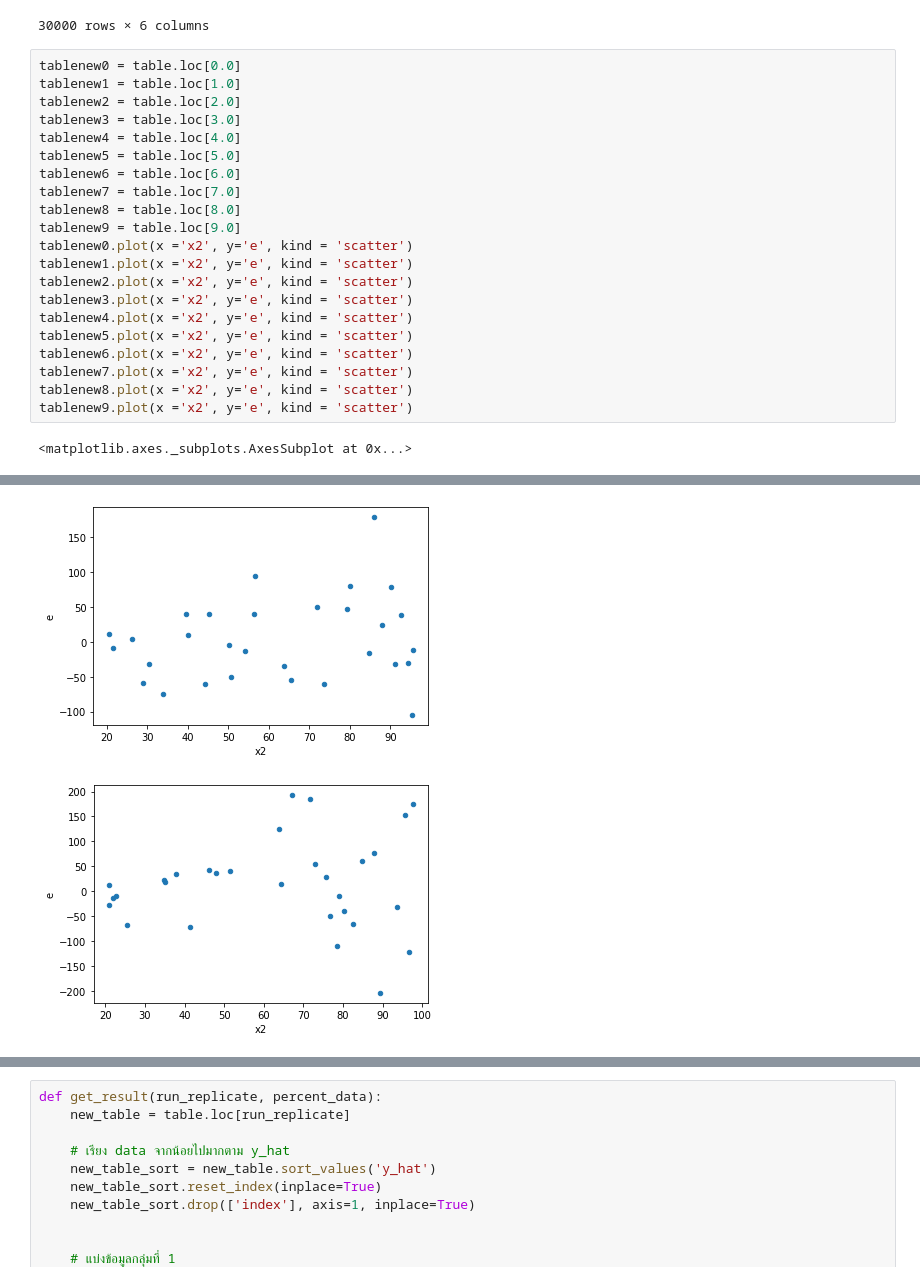
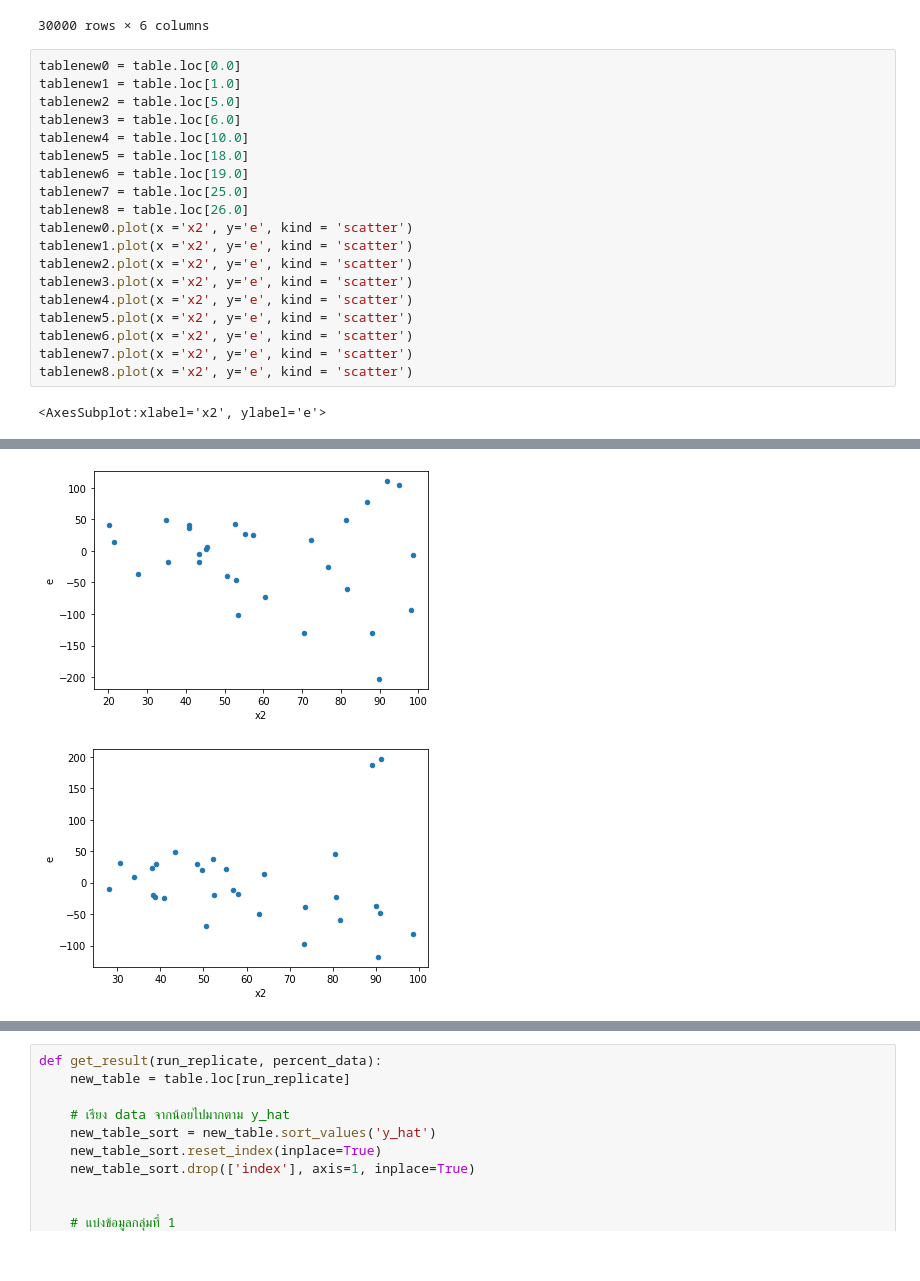
Before and after one commit to iam-fern/Generate_multiplication_2X, a Jupyter notebook: GQtest_data(y_hat)_multi_delta_(2)_n30_01.ipynb, the cells around one changed output, grey strips where cells are left out. Drawn from its saved outputs; the diff is of its cells as text.

```diff
--- a/GQtest_data(y_hat)_multi_delta_(2)_n30_01.ipynb
+++ b/GQtest_data(y_hat)_multi_delta_(2)_n30_01.ipynb
@@ -138,14 +138,13 @@ table
 # %%
 tablenew0 = table.loc[0.0]
 tablenew1 = table.loc[1.0]
-tablenew2 = table.loc[2.0]
-tablenew3 = table.loc[3.0]
-tablenew4 = table.loc[4.0]
-tablenew5 = table.loc[5.0]
-tablenew6 = table.loc[6.0]
-tablenew7 = table.loc[7.0]
-tablenew8 = table.loc[8.0]
-tablenew9 = table.loc[9.0]
+tablenew2 = table.loc[5.0]
+tablenew3 = table.loc[6.0]
+tablenew4 = table.loc[10.0]
+tablenew5 = table.loc[18.0]
+tablenew6 = table.loc[19.0]
+tablenew7 = table.loc[25.0]
+tablenew8 = table.loc[26.0]
 tablenew0.plot(x ='x2', y='e', kind = 'scatter')
 tablenew1.plot(x ='x2', y='e', kind = 'scatter')
 tablenew2.plot(x ='x2', y='e', kind = 'scatter')
@@ -155,8 +154,7 @@ tablenew5.plot(x ='x2', y='e', kind = 'scatter')
 tablenew6.plot(x ='x2', y='e', kind = 'scatter')
 tablenew7.plot(x ='x2', y='e', kind = 'scatter')
 tablenew8.plot(x ='x2', y='e', kind = 'scatter')
-tablenew9.plot(x ='x2', y='e', kind = 'scatter')
 # %% [output]
-<matplotlib.axes._subplots.AxesSubplot at 0x...>
+<AxesSubplot:xlabel='x2', ylabel='e'>
 [figure]
 [figure]
@@ -165,2 +163,2 @@ tablenew9.plot(x ='x2', y='e', kind = 'scatter')
-[figure, old version]
+[figure, new version]
-[figure, old version]
+[figure, new version]
```
Also changed, not shown: parts of 3 cells of this notebook.
